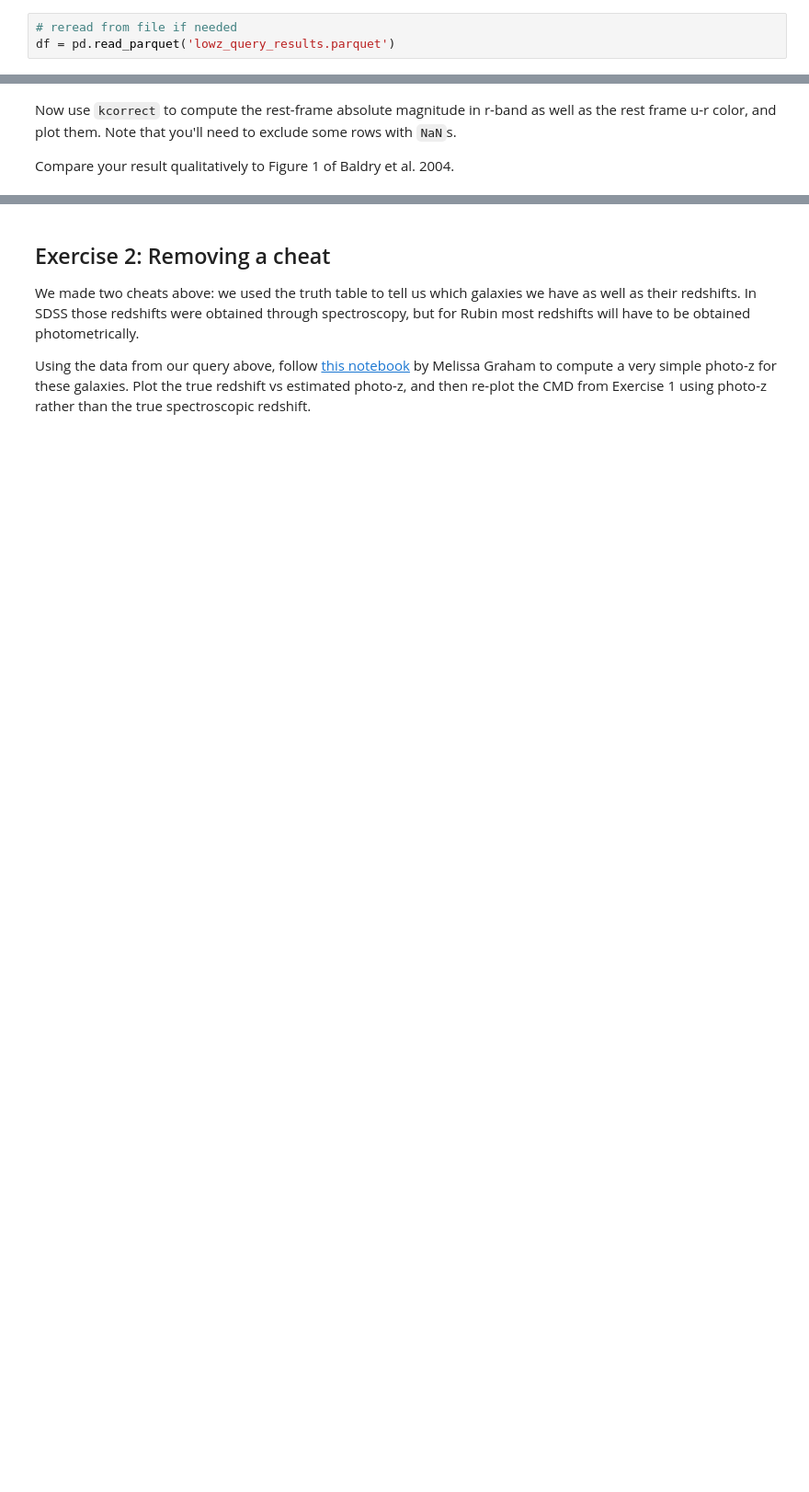
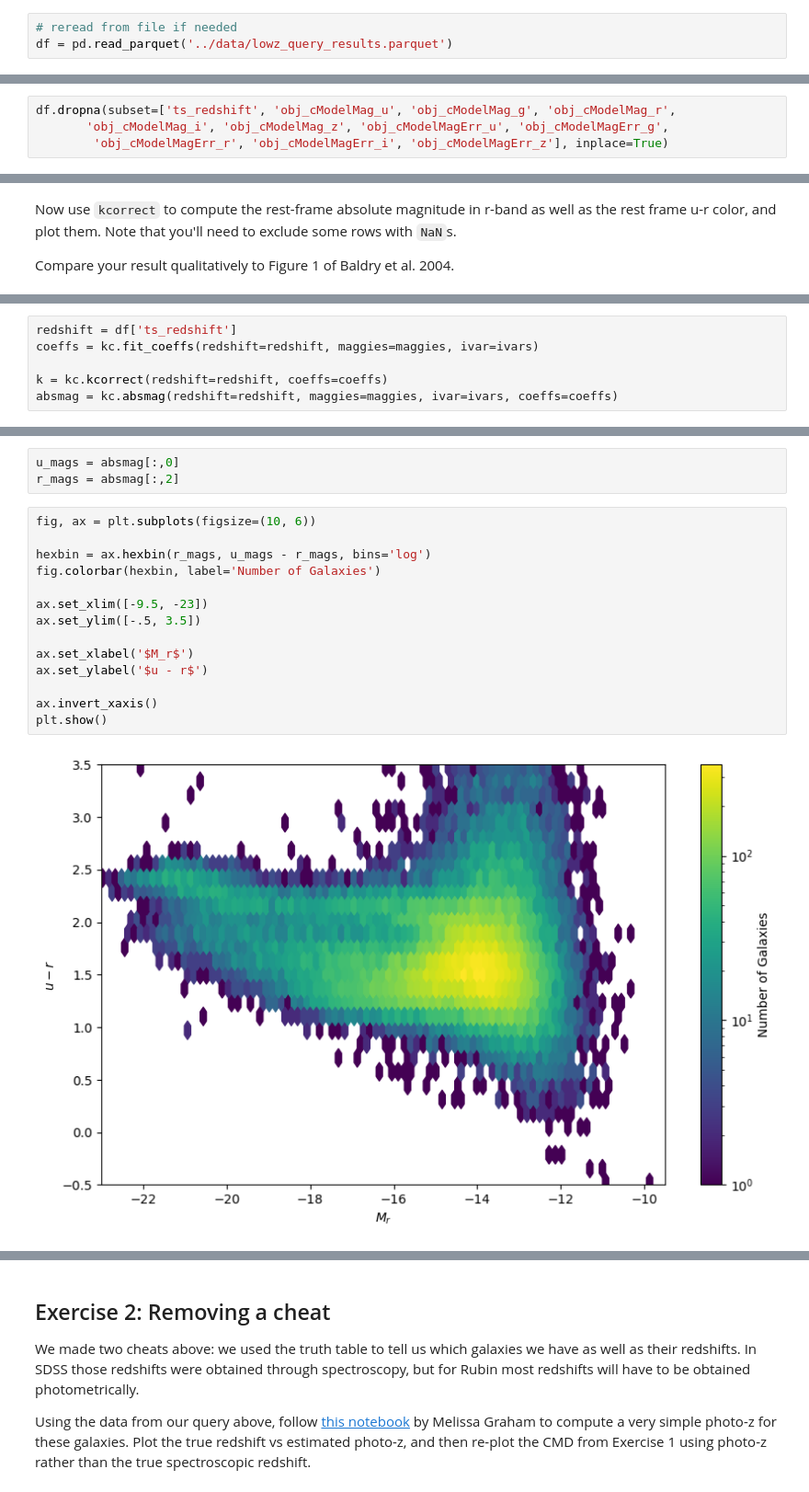
Before and after one commit to ykwang1/astr597-survey-science, a Jupyter notebook: HW/HW5.ipynb, the cells around one changed output, grey strips where cells are left out. Shown at 92% size. Drawn from its saved outputs; the diff is of its cells as text; blank space fills up the shorter version.

```diff
--- a/HW/HW5.ipynb
+++ b/HW/HW5.ipynb
@@ -99,4 +97,4 @@ df = job.fetch_result().to_table().to_pandas()
 df.to_parquet('lowz_query_results.parquet')
 # %%
 # reread from file if needed
-df = pd.read_parquet('lowz_query_results.parquet')
+df = pd.read_parquet('../data/lowz_query_results.parquet')
@@ -111,6 +125,10 @@ responses = ['sdss_u0', 'sdss_g0', 'sdss_r0', 'sdss_i0', 'sdss_z0']
 kc = kcorrect.kcorrect.Kcorrect(responses=responses)
 # %% [markdown]
 `kcorrect` wants inputs in units of maggies and their inverse variances, as numpy arrays with dimensions (objects x filters).  For convenience here is that conversion:
+# %%
+df.dropna(subset=['ts_redshift', 'obj_cModelMag_u', 'obj_cModelMag_g', 'obj_cModelMag_r',
+       'obj_cModelMag_i', 'obj_cModelMag_z', 'obj_cModelMagErr_u', 'obj_cModelMagErr_g',
+        'obj_cModelMagErr_r', 'obj_cModelMagErr_i', 'obj_cModelMagErr_z'], inplace=True)
 # %%
 maggies = df[['obj_cModelMag_u', 'obj_cModelMag_g', 'obj_cModelMag_r',
        'obj_cModelMag_i', 'obj_cModelMag_z']].apply(
@@ -127,0 +176,6 @@ Compare your result qualitatively to Figure 1 of Baldry et al. 2004.
+# %%
+redshift = df['ts_redshift']
+coeffs = kc.fit_coeffs(redshift=redshift, maggies=maggies, ivar=ivars)
+
+k = kc.kcorrect(redshift=redshift, coeffs=coeffs)
+absmag = kc.absmag(redshift=redshift, maggies=maggies, ivar=ivars, coeffs=coeffs)
@@ -127,0 +192,19 @@ Compare your result qualitatively to Figure 1 of Baldry et al. 2004.
+# %%
+u_mags = absmag[:,0]
+r_mags = absmag[:,2]
+# %%
+fig, ax = plt.subplots(figsize=(10, 6))
+
+hexbin = ax.hexbin(r_mags, u_mags - r_mags, bins='log')
+fig.colorbar(hexbin, label='Number of Galaxies')
+
+ax.set_xlim([-9.5, -23])
+ax.set_ylim([-.5, 3.5])
+
+ax.set_xlabel('$M_r$')
+ax.set_ylabel('$u - r$')
+
+ax.invert_xaxis()
+plt.show()
+# %% [output]
+[figure, added]
```
Also changed, not shown: parts of 28 cells of this notebook.
